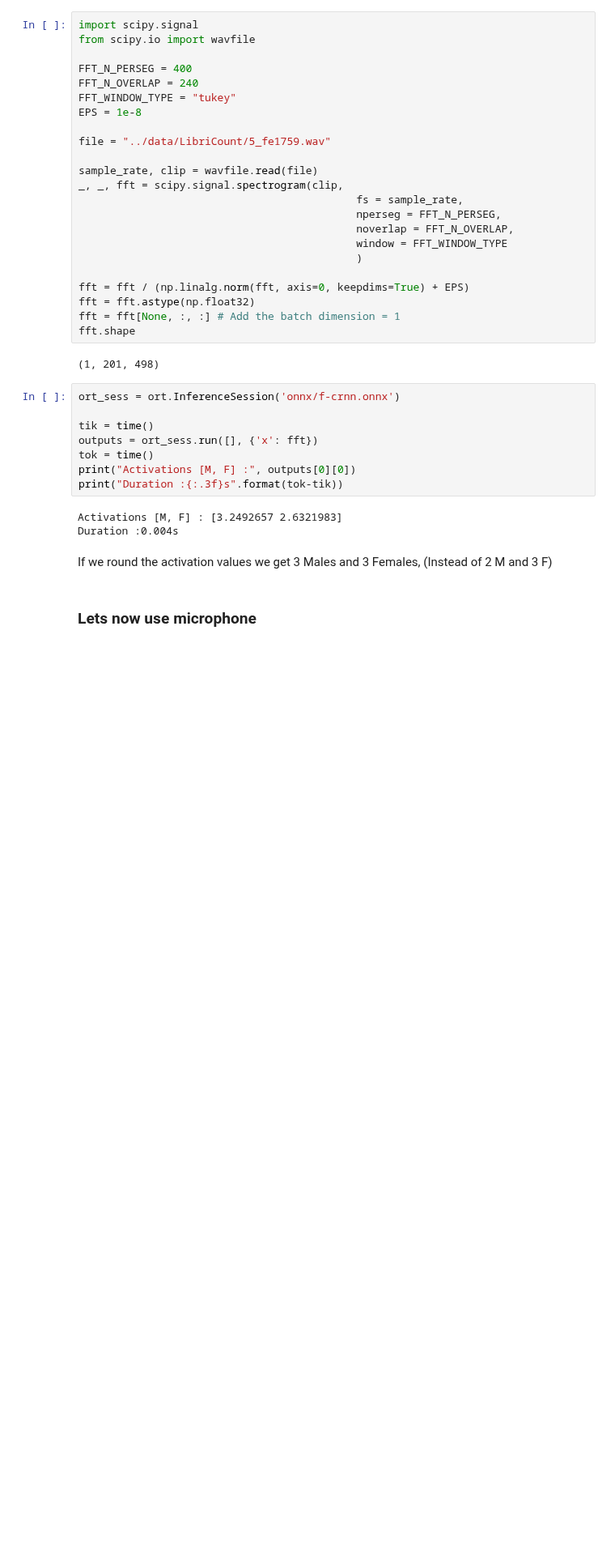
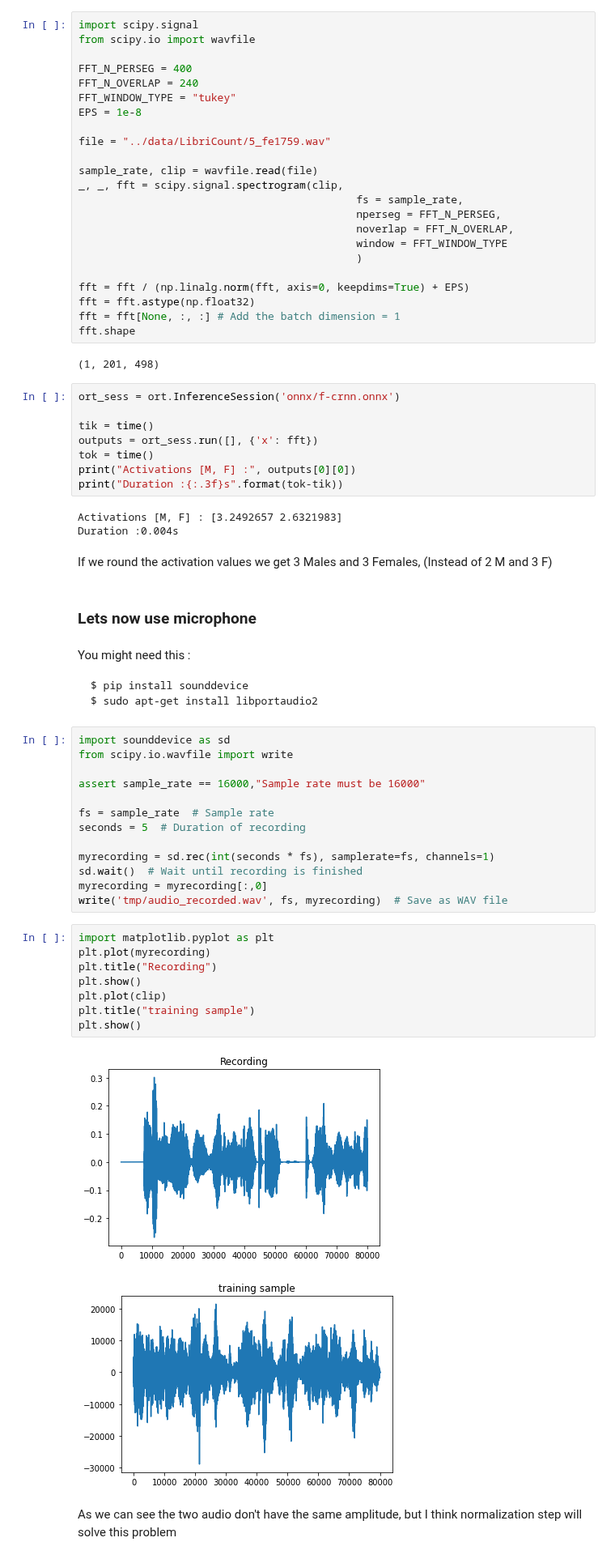
Before and after one commit to Mustapha-AJEGHRIR/klee_project_audio, a Jupyter notebook: tf_model/to_onnx.ipynb, the cells around one changed output. Shown at 81% size. Cells and saved outputs as stored; diff of their text form; blank space fills up the shorter version.

````diff
--- a/tf_model/to_onnx.ipynb
+++ b/tf_model/to_onnx.ipynb
@@ -82,3 +82,35 @@ Duration :0.004s
 If we round the activation values we get 3 Males and 3 Females, (Instead of 2 M and 3 F)
 # %% [markdown]
 ### Lets now use microphone
+# %% [markdown]
+You might need this :
+```
+$ pip install sounddevice
+$ sudo apt-get install libportaudio2
+```
+# %%
+import sounddevice as sd
+from scipy.io.wavfile import write
+
+assert sample_rate == 16000,"Sample rate must be 16000"
+
+fs = sample_rate  # Sample rate
+seconds = 5  # Duration of recording
+
+myrecording = sd.rec(int(seconds * fs), samplerate=fs, channels=1)
+sd.wait()  # Wait until recording is finished
+myrecording = myrecording[:,0]
+write('tmp/audio_recorded.wav', fs, myrecording)  # Save as WAV file
+# %%
+import matplotlib.pyplot as plt
+plt.plot(myrecording)
+plt.title("Recording")
+plt.show()
+plt.plot(clip)
+plt.title("training sample")
+plt.show()
+# %% [output]
+[figure, added]
+[figure, added]
+# %% [markdown]
+As we can see the two audio don't have the same amplitude, but I think normalization step will solve this problem
````
Also changed, not shown: parts of 5 cells of this notebook, 2 other files.
